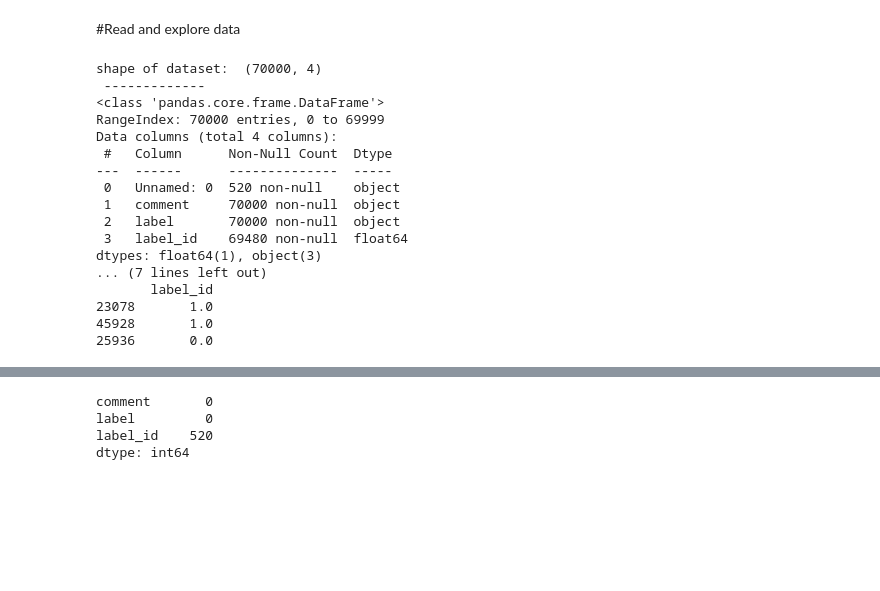
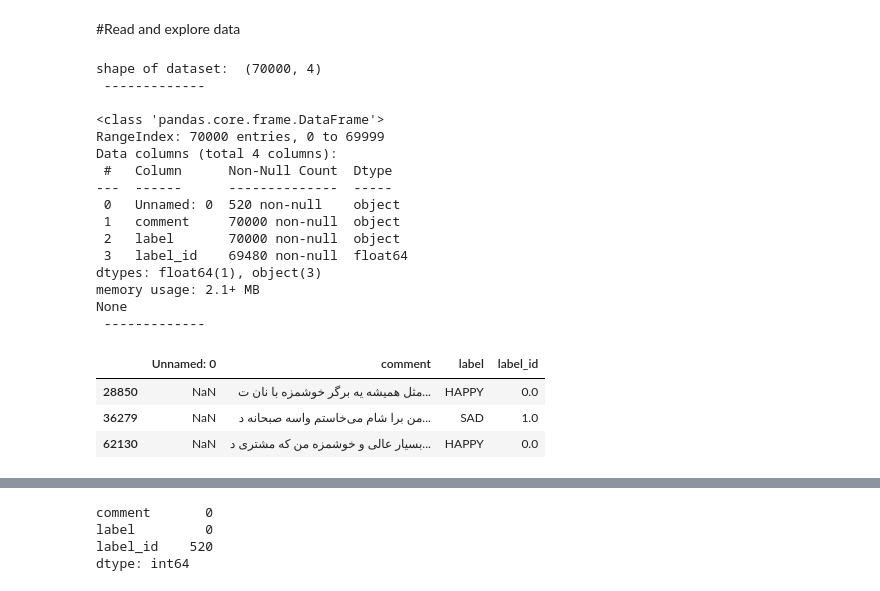
Before and after one commit to rasulnoshad/Persian-Sentiment-Analysis-Snappfood-Reviews, a Jupyter notebook: SentimentAnalysis_SnappfoodReview_MachineLearningMethods_finalVersion.ipynb, the cells around one changed output, grey strips where cells are left out. Saved outputs shown, nothing was run; the diff lists cells and outputs as text; code cells hidden in the pictures; blank space fills up the shorter version.

```diff
--- a/SentimentAnalysis_SnappfoodReview_MachineLearningMethods_finalVersion.ipynb
+++ b/SentimentAnalysis_SnappfoodReview_MachineLearningMethods_finalVersion.ipynb
@@ -70,27 +70,30 @@ Archive:  snappfood-persian-sentiment-analysis.zip
 #Read and explore data
 # %%
 df = pd.read_csv('Snappfood - Sentiment Analysis.csv', delimiter='\t')
-print('shape of dataset: ', df.shape, '\n', '-------------')
-print(df.info())
-print(df.sample(3))
+print('shape of dataset: ', df.shape, '\n', '-------------', '\n')
+print(df.info(), '\n', '-------------', '\n')
+df.sample(3)
 # %% [output]
 shape of dataset:  (70000, 4)
  -------------
+
 <class 'pandas.core.frame.DataFrame'>
 RangeIndex: 70000 entries, 0 to 69999
 Data columns (total 4 columns):
  #   Column      Non-Null Count  Dtype
 ---  ------      --------------  -----
  0   Unnamed: 0  520 non-null    object
  1   comment     70000 non-null  object
  2   label       70000 non-null  object
  3   label_id    69480 non-null  float64
 dtypes: float64(1), object(3)
-... (7 lines left out)
-       label_id
-23078       1.0
-45928       1.0
-25936       0.0
+memory usage: 2.1+ MB
+None
+ -------------
+|  | Unnamed: 0 | comment | label | label_id |
+| 28850 | NaN | مثل همیشه یه برگر خوشمزه با نان ت... | HAPPY | 0.0 |
+| 36279 | NaN | من برا شام می‌خاستم واسه صبحانه د... | SAD | 1.0 |
+| 62130 | NaN | بسیار عالی و خوشمزه من که مشتری د... | HAPPY | 0.0 |
 # %%
 #drop unwanted columns
 df.drop(df.columns[0], axis=1, inplace=True)
```
Also changed, not shown: parts of 7 cells of this notebook.
